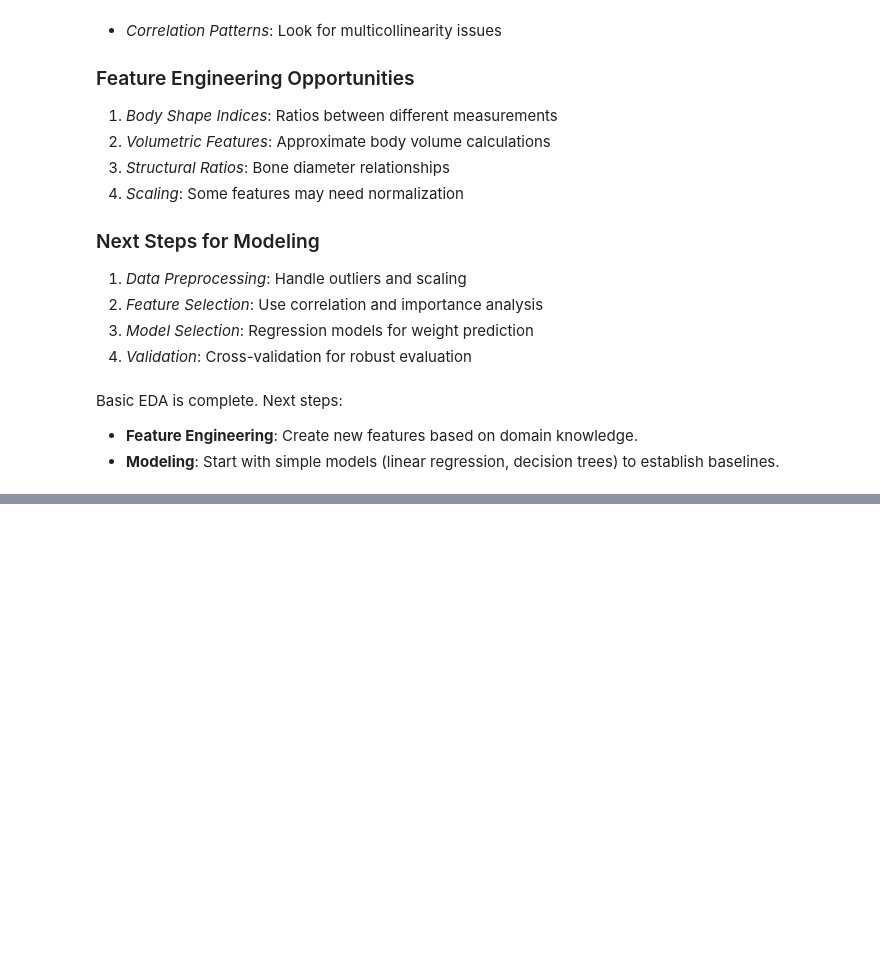
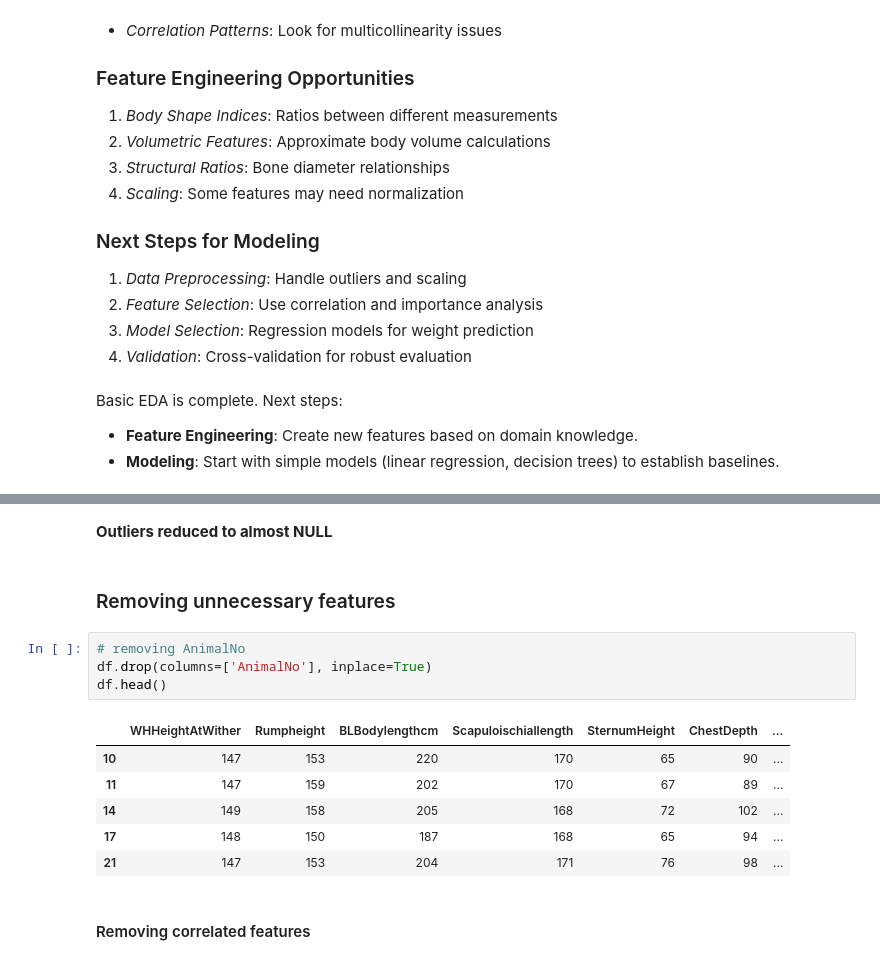
Before and after one commit to shahbhavya7/cattle_model, a Jupyter notebook: experiments.ipynb, the cells around one changed output, grey strips where cells are left out. Drawn from its saved outputs; the diff is of its cells as text; blank space fills up the shorter version.

```diff
--- a/experiments.ipynb
+++ b/experiments.ipynb
@@ -366,0 +432,17 @@ Basic EDA is complete. Next steps:
+# %% [markdown]
+**Outliers reduced to almost NULL**
+# %% [markdown]
+### Removing unnecessary features
+# %%
+# removing AnimalNo
+df.drop(columns=['AnimalNo'], inplace=True)
+df.head()
+# %% [output]
+|  | WHHeightAtWither | Rumpheight | BLBodylengthcm | Scapuloischiallength | SternumHeight | ChestDepth | ... |
+| 10 | 147 | 153 | 220 | 170 | 65 | 90 | ... |
+| 11 | 147 | 159 | 202 | 170 | 67 | 89 | ... |
+| 14 | 149 | 158 | 205 | 168 | 72 | 102 | ... |
+| 17 | 148 | 150 | 187 | 168 | 65 | 94 | ... |
+| 21 | 147 | 153 | 204 | 171 | 76 | 98 | ... |
+# %% [markdown]
+#### Removing correlated features
```
Also changed, not shown: parts of 14 cells of this notebook.
